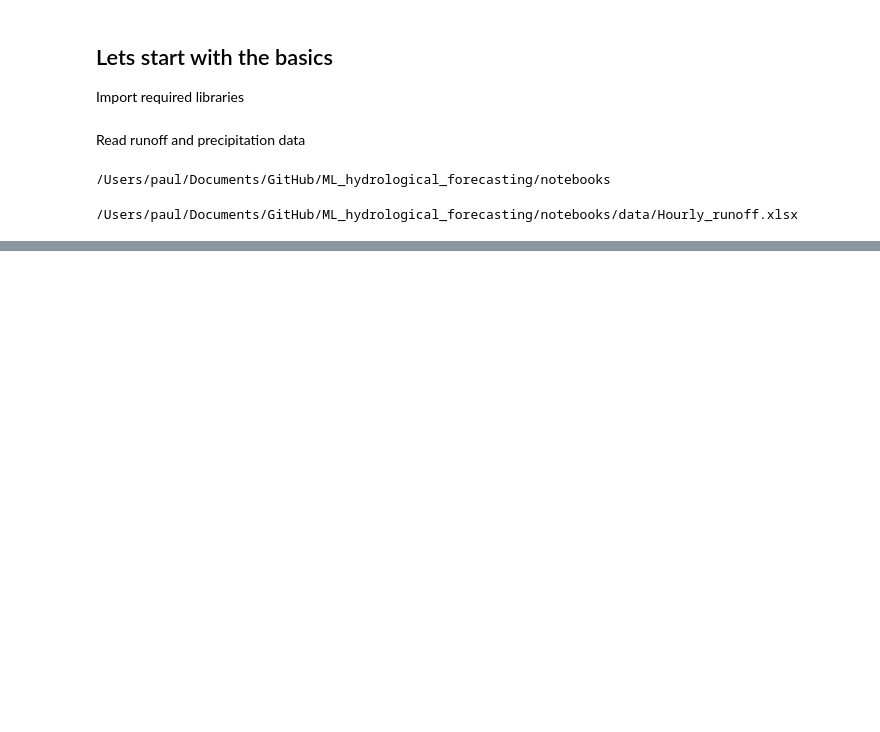
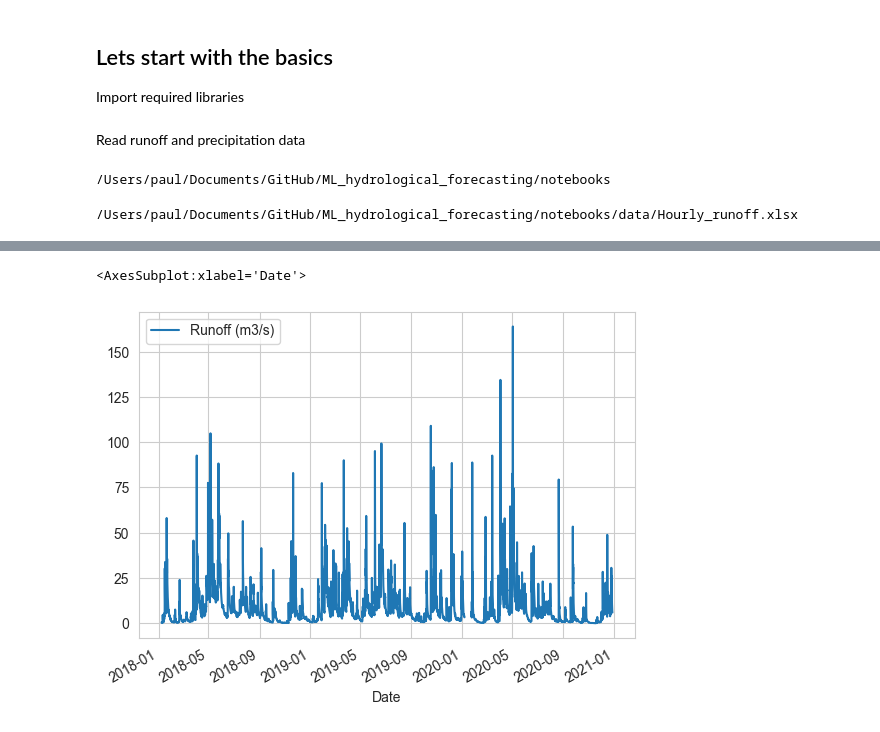
Before and after one commit to paulmunozpauta/Course_ML_hydrological_forecasting, a Jupyter notebook: notebooks/1_ML_introduction.ipynb, the cells around one changed output, grey strips where cells are left out. Drawn from its saved outputs; the diff is of its cells as text; code cells hidden in the pictures; blank space fills up the shorter version.

```diff
--- a/notebooks/1_ML_introduction.ipynb
+++ b/notebooks/1_ML_introduction.ipynb
@@ -214,6 +211,7 @@ import os
 import pandas as pd
 import matplotlib.pyplot as plt
 import seaborn as sns
+sns.set_style("whitegrid")
 import sklearn.linear_model
 import matplotlib.dates as mdates
 # %% [markdown]
@@ -237,7 +240,7 @@ caudal_horario.head(5)
 # %%
-caudal_horario['Fecha'] = caudal_horario.Fecha.apply(lambda x: pd.to_datetime(x,dayfirst=False))
-caudal_horario.set_index(caudal_horario['Fecha'],inplace=True)
-caudal_horario = caudal_horario.drop(columns=['Fecha'])
+Hourly_runoff['Date'] = Hourly_runoff.Date.apply(lambda x: pd.to_datetime(x,dayfirst=False))
+Hourly_runoff.set_index(Hourly_runoff['Date'],inplace=True)
+Hourly_runoff = Hourly_runoff.drop(columns=['Date'])
 # %%
-caudal_horario['Caudal (m3/s)'] = pd.to_numeric(caudal_horario['Caudal (m3/s)'], errors='coerce')
-caudal_horario
+Hourly_runoff['Runoff (m3/s)'] = pd.to_numeric(Hourly_runoff['Runoff (m3/s)'], errors='coerce')
+Hourly_runoff
@@ -244,2 +262,5 @@ caudal_horario
 # %%
-caudal_horario.plot()
+Hourly_runoff.plot()
+# %% [output]
+<AxesSubplot:xlabel='Date'>
+[figure, added]
```
Also changed, not shown: parts of 26 cells of this notebook, 8 other files.
